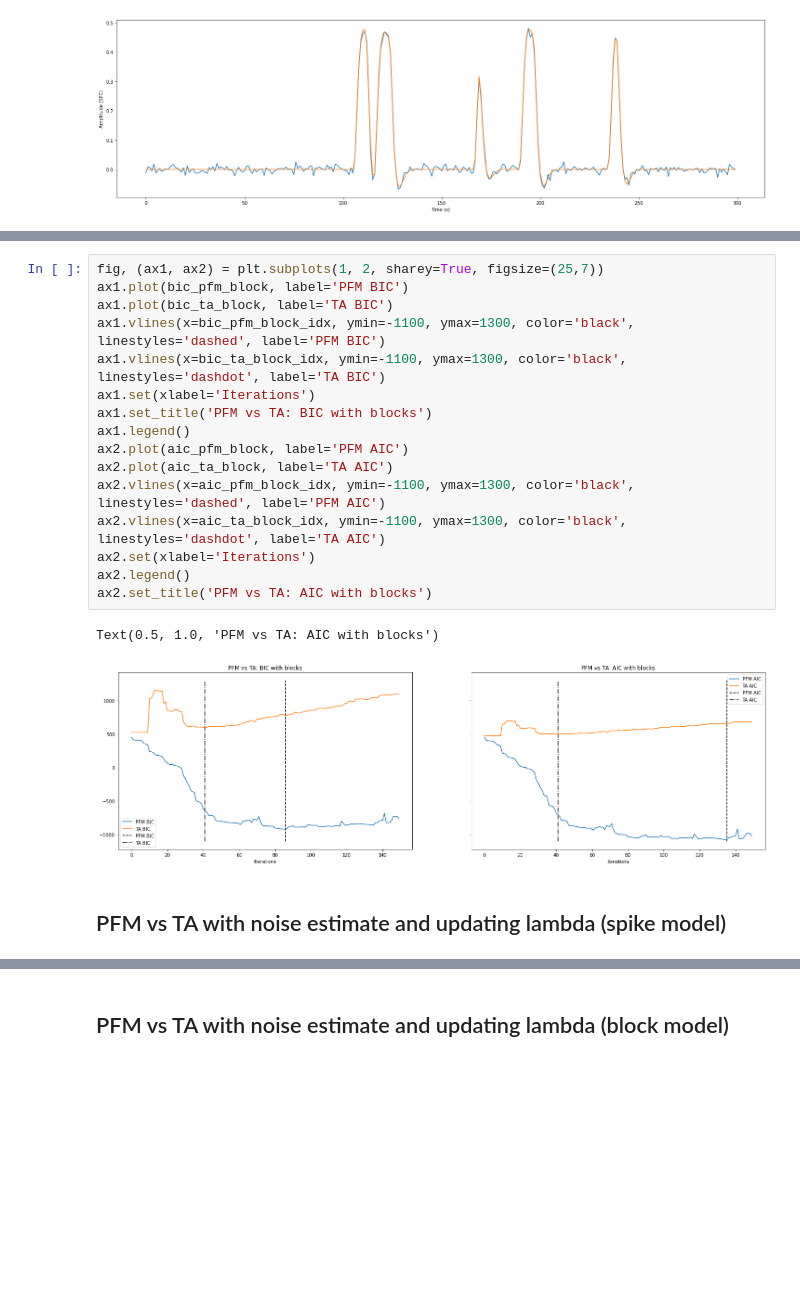
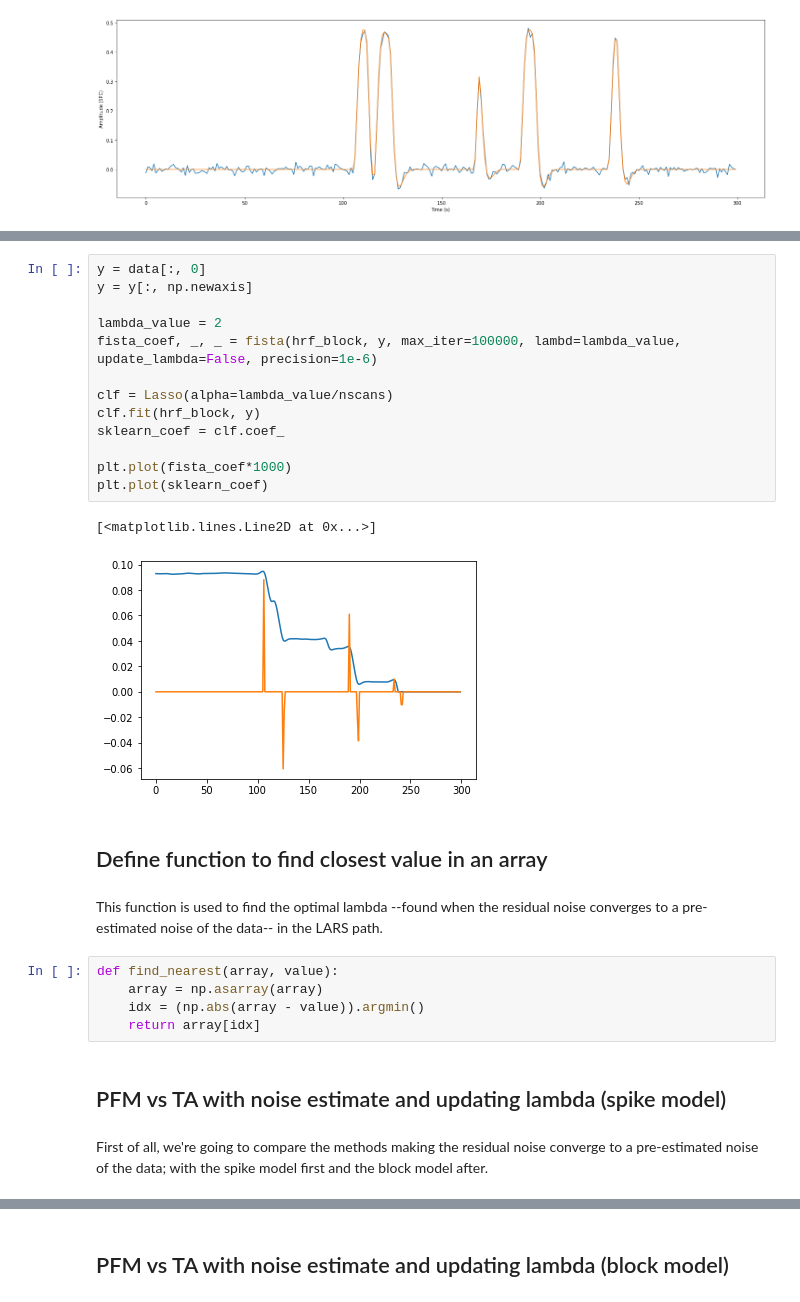
Before and after one commit to eurunuela/pfm_vs_ta, a Jupyter notebook: pfm_vs_ta_long_lownoise.ipynb, the cells around one changed output, grey strips where cells are left out. Saved outputs shown, nothing was run; the diff lists cells and outputs as text; blank space fills up the shorter version.

```diff
--- a/pfm_vs_ta_long_lownoise.ipynb
+++ b/pfm_vs_ta_long_lownoise.ipynb
@@ -306,22 +112,30 @@ Text(0.5, 1.0, 'TA block model lambdas')
-# %%
-fig, (ax1, ax2) = plt.subplots(1, 2, sharey=True, figsize=(25,7))
-ax1.plot(bic_pfm_block, label='PFM BIC')
-ax1.plot(bic_ta_block, label='TA BIC')
-ax1.vlines(x=bic_pfm_block_idx, ymin=-1100, ymax=1300, color='black', linestyles='dashed', label='PFM BIC')
-ax1.vlines(x=bic_ta_block_idx, ymin=-1100, ymax=1300, color='black', linestyles='dashdot', label='TA BIC')
-ax1.set(xlabel='Iterations')
-ax1.set_title('PFM vs TA: BIC with blocks')
-ax1.legend()
-ax2.plot(aic_pfm_block, label='PFM AIC')
-ax2.plot(aic_ta_block, label='TA AIC')
-ax2.vlines(x=aic_pfm_block_idx, ymin=-1100, ymax=1300, color='black', linestyles='dashed', label='PFM AIC')
-ax2.vlines(x=aic_ta_block_idx, ymin=-1100, ymax=1300, color='black', linestyles='dashdot', label='TA AIC')
-ax2.set(xlabel='Iterations')
-ax2.legend()
-ax2.set_title('PFM vs TA: AIC with blocks')
-# %% [output]
-Text(0.5, 1.0, 'PFM vs TA: AIC with blocks')
-[figure, removed]
+# %%
+y = data[:, 0]
+y = y[:, np.newaxis]
+
+lambda_value = 2
+fista_coef, _, _ = fista(hrf_block, y, max_iter=100000, lambd=lambda_value, update_lambda=False, precision=1e-6)
+
+clf = Lasso(alpha=lambda_value/nscans)
+clf.fit(hrf_block, y)
+sklearn_coef = clf.coef_
+
+plt.plot(fista_coef*1000)
+plt.plot(sklearn_coef)
+# %% [output]
+[<matplotlib.lines.Line2D at 0x...>]
+[figure, added]
+# %% [markdown]
+## Define function to find closest value in an array
+# %% [markdown]
+This function is used to find the optimal lambda --found when the residual noise converges to a pre-estimated noise of the data-- in the LARS path.
+# %%
+def find_nearest(array, value):
+    array = np.asarray(array)
+    idx = (np.abs(array - value)).argmin()
+    return array[idx]
 # %% [markdown]
 ## PFM vs TA with noise estimate and updating lambda (spike model)
+# %% [markdown]
+First of all, we're going to compare the methods making the residual noise converge to a pre-estimated noise of the data; with the spike model first and the block model after.
 # %%
```
Also changed, not shown: parts of 63 cells of this notebook, 5 other files.
